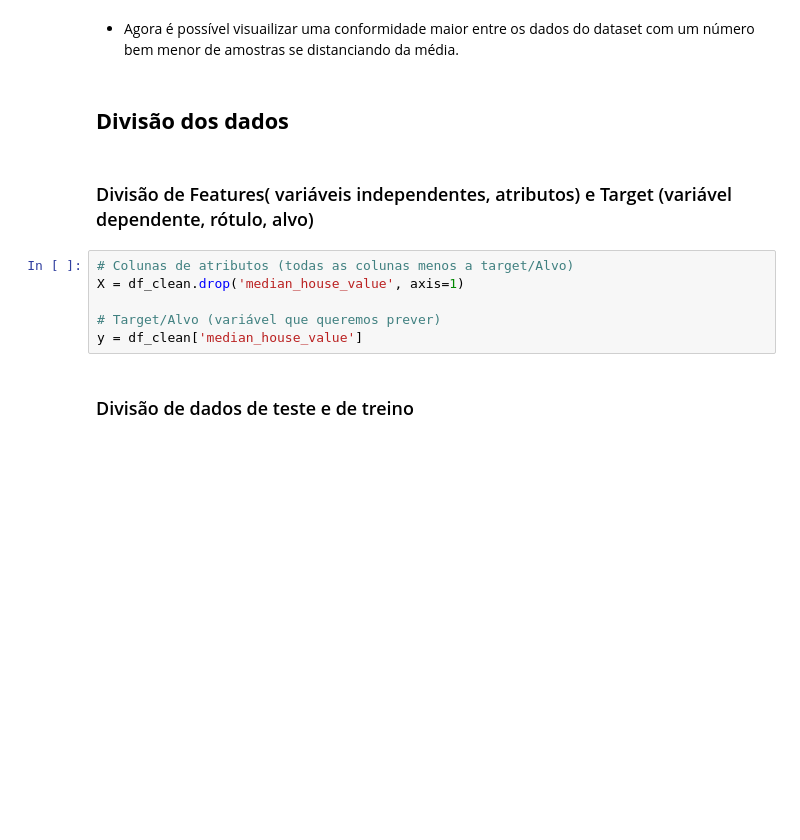
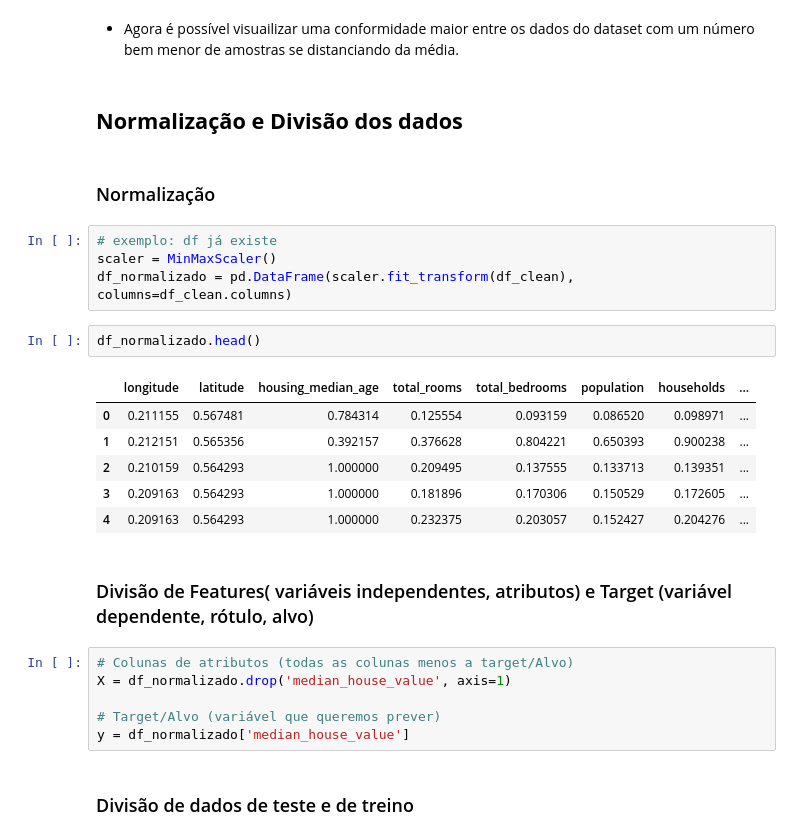
Before and after one commit to luiscarlo5/Modelagem-dos-dados-de-im-veis-para-previs-es, a Jupyter notebook: Modelagem_dos_dados_de_imóveis_para_previsões.ipynb, the cells around one changed output. Saved outputs shown, nothing was run; the diff lists cells and outputs as text; blank space fills up the shorter version.

```diff
--- a/Modelagem_dos_dados_de_imóveis_para_previsões.ipynb
+++ b/Modelagem_dos_dados_de_imóveis_para_previsões.ipynb
@@ -227,15 +228,30 @@ for i, col in enumerate(numeric_cols, 1):
 # %% [markdown]
 - Agora é possível visuailizar uma conformidade maior entre os dados do dataset com um número bem menor de amostras se distanciando da média.
 # %% [markdown]
-##  **Divisão dos dados**
+##  **Normalização e Divisão dos dados**
+# %% [markdown]
+### Normalização
+# %%
+# exemplo: df já existe
+scaler = MinMaxScaler()
+df_normalizado = pd.DataFrame(scaler.fit_transform(df_clean), columns=df_clean.columns)
+# %%
+df_normalizado.head()
+# %% [output]
+|  | longitude | latitude | housing_median_age | total_rooms | total_bedrooms | population | households | ... |
+| 0 | 0.211155 | 0.567481 | 0.784314 | 0.125554 | 0.093159 | 0.086520 | 0.098971 | ... |
+| 1 | 0.212151 | 0.565356 | 0.392157 | 0.376628 | 0.804221 | 0.650393 | 0.900238 | ... |
+| 2 | 0.210159 | 0.564293 | 1.000000 | 0.209495 | 0.137555 | 0.133713 | 0.139351 | ... |
+| 3 | 0.209163 | 0.564293 | 1.000000 | 0.181896 | 0.170306 | 0.150529 | 0.172605 | ... |
+| 4 | 0.209163 | 0.564293 | 1.000000 | 0.232375 | 0.203057 | 0.152427 | 0.204276 | ... |
 # %% [markdown]
  ### Divisão de Features( variáveis independentes, atributos) e Target (variável dependente, rótulo, alvo)
 # %%
 # Colunas de atributos (todas as colunas menos a target/Alvo)
-X = df_clean.drop('median_house_value', axis=1)
+X = df_normalizado.drop('median_house_value', axis=1)
 
 # Target/Alvo (variável que queremos prever)
-y = df_clean['median_house_value']
+y = df_normalizado['median_house_value']
 # %% [markdown]
 ### Divisão de dados de teste e de treino
 # %%
```
Also changed, not shown: parts of 7 cells of this notebook.
